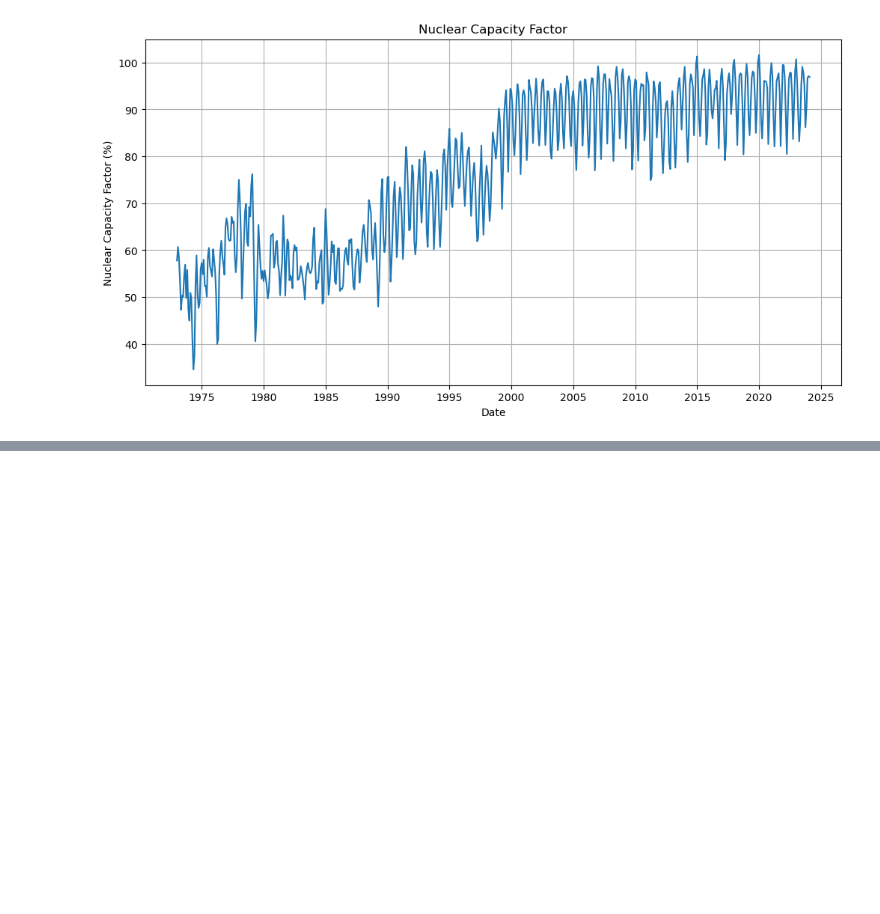
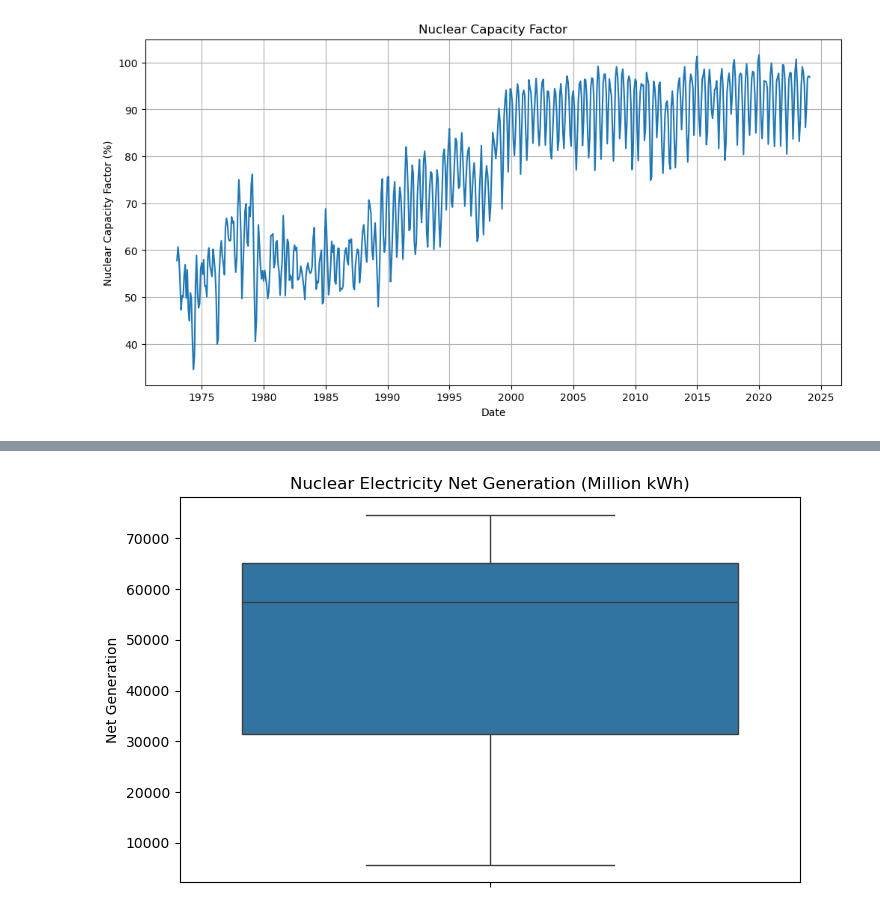
Before and after one commit to daffwwz/nuclear-energy-dataset-analysis, a Jupyter notebook: data_prep.ipynb, the cells around one changed output, grey strips where cells are left out. Saved outputs shown, nothing was run; the diff lists cells and outputs as text; code cells hidden in the pictures; blank space fills up the shorter version.

```diff
--- a/data_prep.ipynb
+++ b/data_prep.ipynb
@@ -151,0 +162,8 @@ plt.show()
+# %%
+plt.figure(figsize=(8,5))
+sns.boxplot(y='Nuclear Electricity Net Generation', data=df)
+plt.title('Nuclear Electricity Net Generation (Million kWh)')
+plt.ylabel('Net Generation')
+plt.show()
+# %% [output]
+[figure, added]
```
Also changed, not shown: parts of 3 cells of this notebook.
